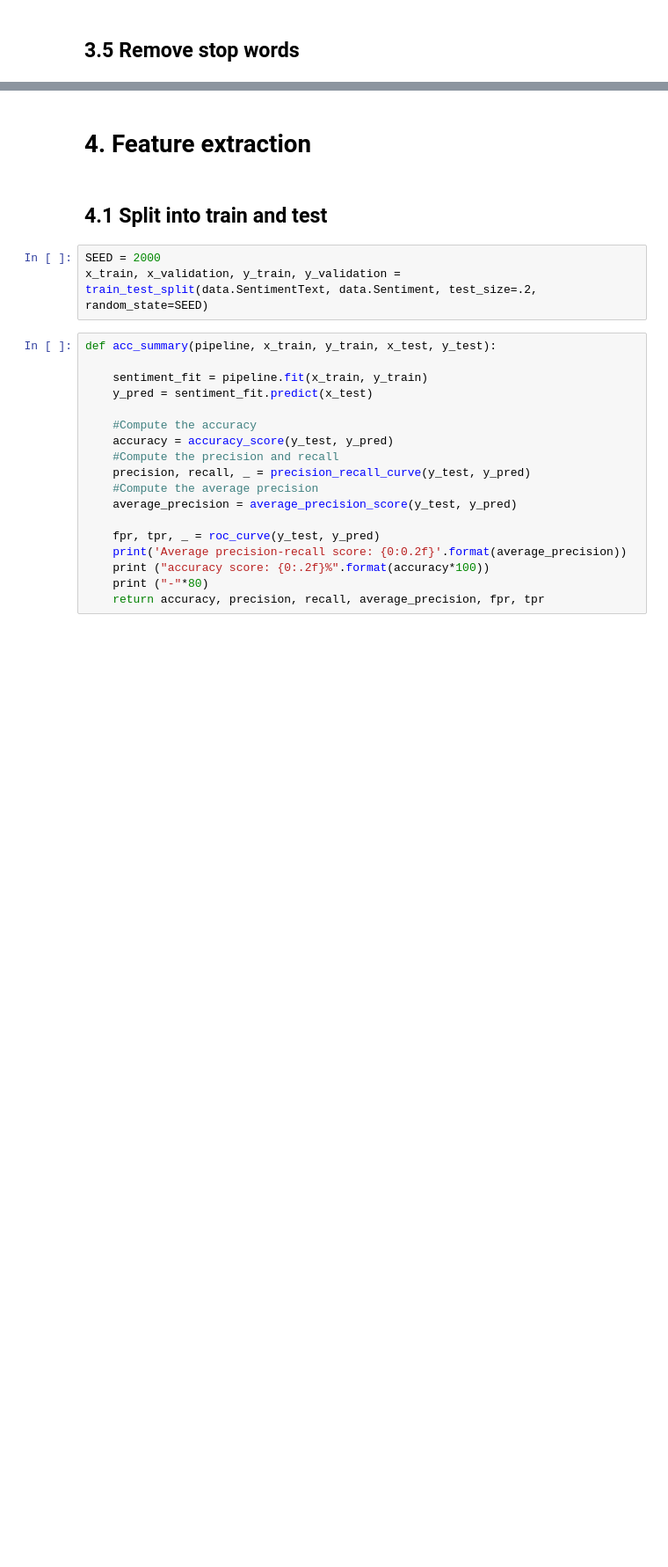
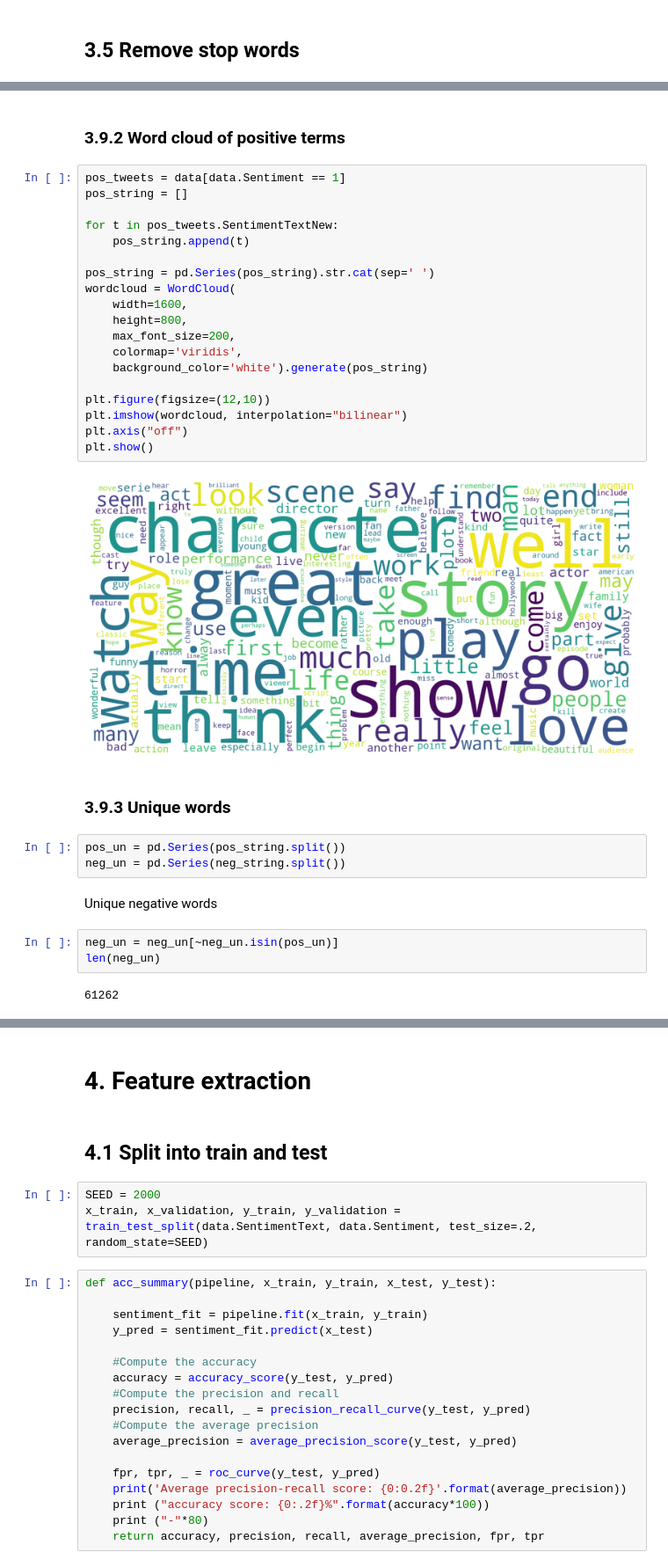
Before and after one commit to Mjauu/text-mining, a Jupyter notebook: sentiment-analysis.ipynb, the cells around one changed output, grey strips where cells are left out. Shown at 88% size. Saved outputs shown, nothing was run; the diff lists cells and outputs as text; blank space fills up the shorter version.

```diff
--- a/sentiment-analysis.ipynb
+++ b/sentiment-analysis.ipynb
@@ -372,0 +395,35 @@ random.sample(data['SentimentText'].values.tolist(), 1)
+# %% [markdown]
+### 3.9.2 Word cloud of positive terms
+# %%
+pos_tweets = data[data.Sentiment == 1]
+pos_string = []
+
+for t in pos_tweets.SentimentTextNew:
+    pos_string.append(t)
+
+pos_string = pd.Series(pos_string).str.cat(sep=' ')
+wordcloud = WordCloud(
+    width=1600,
+    height=800,
+    max_font_size=200,
+    colormap='viridis',
+    background_color='white').generate(pos_string)
+
+plt.figure(figsize=(12,10))
+plt.imshow(wordcloud, interpolation="bilinear")
+plt.axis("off")
+plt.show()
+# %% [output]
+[figure, added]
+# %% [markdown]
+### 3.9.3 Unique words
+# %%
+pos_un = pd.Series(pos_string.split())
+neg_un = pd.Series(neg_string.split())
+# %% [markdown]
+Unique negative words
+# %%
+neg_un = neg_un[~neg_un.isin(pos_un)]
+len(neg_un)
+# %% [output]
+61262
```
Also changed, not shown: parts of 58 cells of this notebook.
